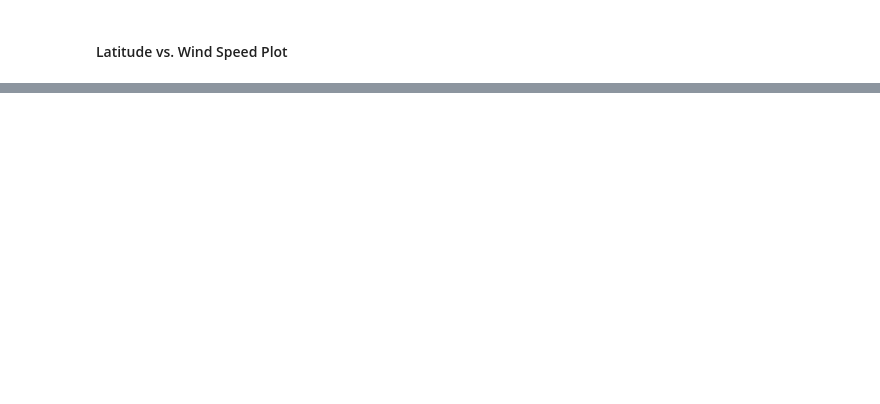
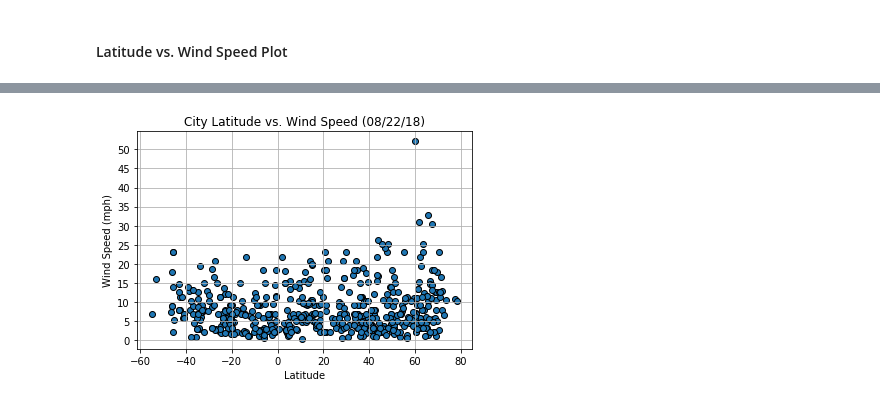
Before and after one commit to catherinegomes/python-api-challenge, a Jupyter notebook: WeatherPy.ipynb, the cells around one changed output, grey strips where cells are left out. Cells and saved outputs as stored; diff of their text form; code cells hidden in the pictures; blank space fills up the shorter version.

```diff
--- a/WeatherPy.ipynb
+++ b/WeatherPy.ipynb
@@ -141,0 +170,14 @@ c_df.head()
+# %%
+y_4 = c_df['Wind Speed']
+
+plt.scatter(x, y_4, edgecolors = 'black')
+plt.grid(axis = 'both')
+plt.title('City Latitude vs. Wind Speed (08/22/18)')
+plt.xlabel('Latitude')
+plt.ylabel('Wind Speed (mph)')
+plt.yticks(np.arange(0, 55, 5))
+
+#Save and Show Figure
+plt.savefig('lat_vs_wind_speed.png')
+# %% [output]
+[figure, added]
```
Also changed, not shown: parts of 10 cells of this notebook, 5 other files.
